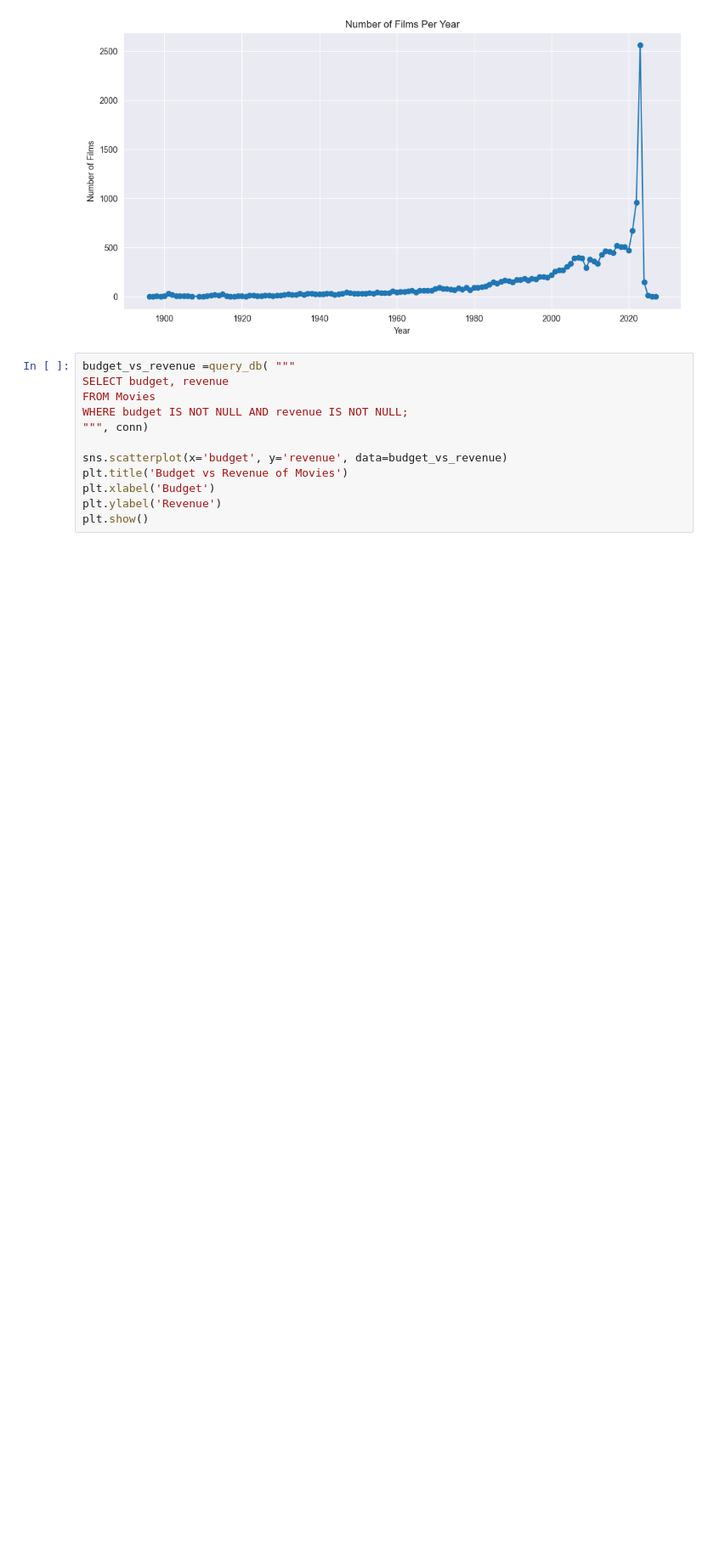
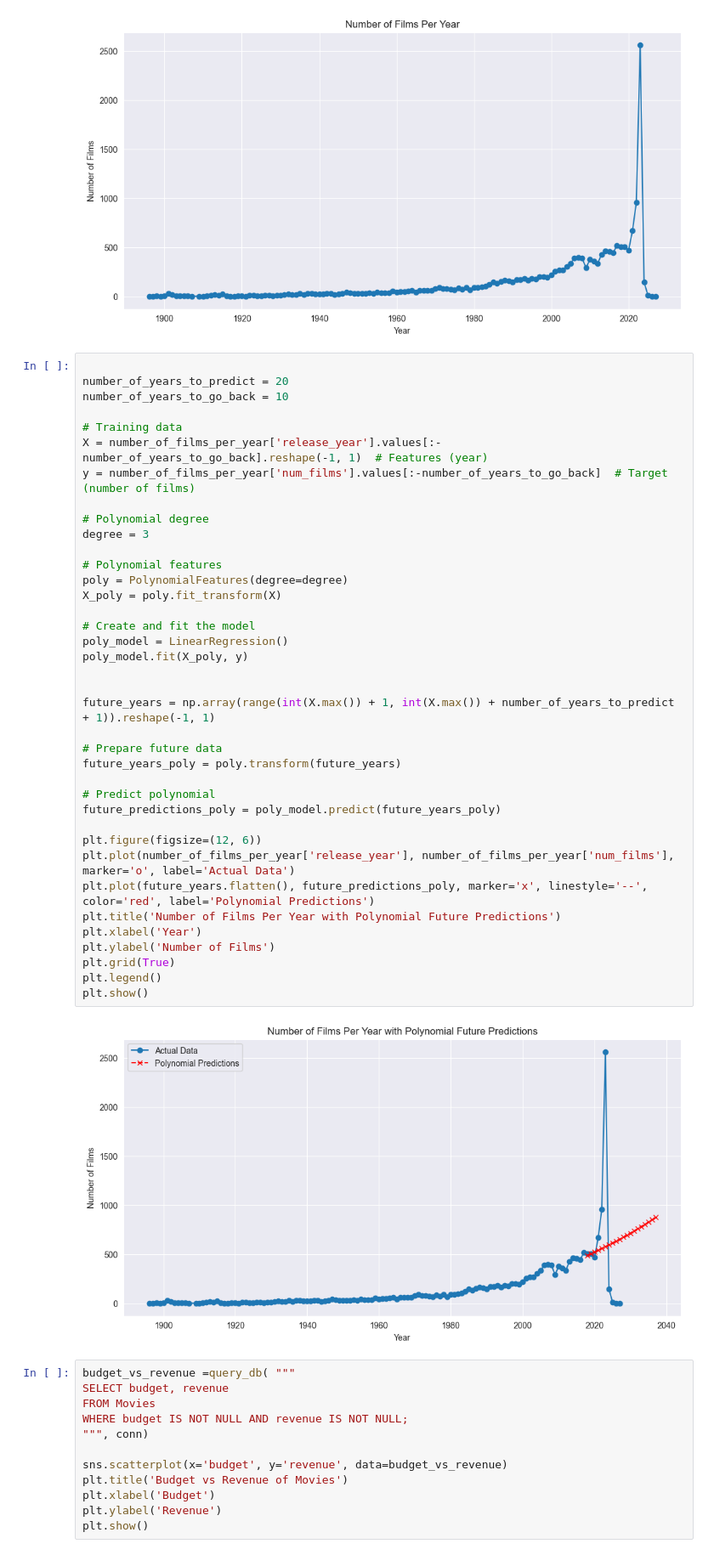
Before and after one commit to ConnActivity/MovieVerse, a Jupyter notebook: eda/first_eda.ipynb, the cells around one changed output. Shown at 85% size. Cells and saved outputs as stored; diff of their text form; blank space fills up the shorter version.

Commit message:
feature: Added prediction over 10 next years

```diff
--- a/eda/first_eda.ipynb
+++ b/eda/first_eda.ipynb
@@ -128,6 +131,46 @@ plt.grid(True)
 plt.show()
 # %% [output]
 [figure]
+# %%
+
+number_of_years_to_predict = 20
+number_of_years_to_go_back = 10
+
+# Training data
+X = number_of_films_per_year['release_year'].values[:-number_of_years_to_go_back].reshape(-1, 1)  # Features (year)
+y = number_of_films_per_year['num_films'].values[:-number_of_years_to_go_back]  # Target (number of films)
+
+# Polynomial degree
+degree = 3
+
+# Polynomial features
+poly = PolynomialFeatures(degree=degree)
+X_poly = poly.fit_transform(X)
+
+# Create and fit the model
+poly_model = LinearRegression()
+poly_model.fit(X_poly, y)
+
+
+future_years = np.array(range(int(X.max()) + 1, int(X.max()) + number_of_years_to_predict + 1)).reshape(-1, 1)
+
+# Prepare future data
+future_years_poly = poly.transform(future_years)
+
+# Predict polynomial
+future_predictions_poly = poly_model.predict(future_years_poly)
+
+plt.figure(figsize=(12, 6))
+plt.plot(number_of_films_per_year['release_year'], number_of_films_per_year['num_films'], marker='o', label='Actual Data')
+plt.plot(future_years.flatten(), future_predictions_poly, marker='x', linestyle='--', color='red', label='Polynomial Predictions')
+plt.title('Number of Films Per Year with Polynomial Future Predictions')
+plt.xlabel('Year')
+plt.ylabel('Number of Films')
+plt.grid(True)
+plt.legend()
+plt.show()
+# %% [output]
+[figure, added]
 # %%
 budget_vs_revenue =query_db( """
 SELECT budget, revenue
```
Also changed, not shown: parts of 1 cell of this notebook.
